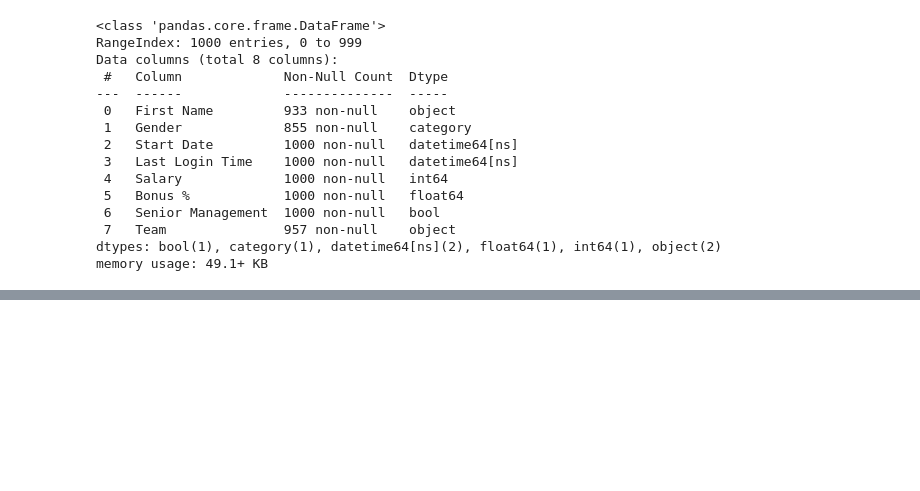
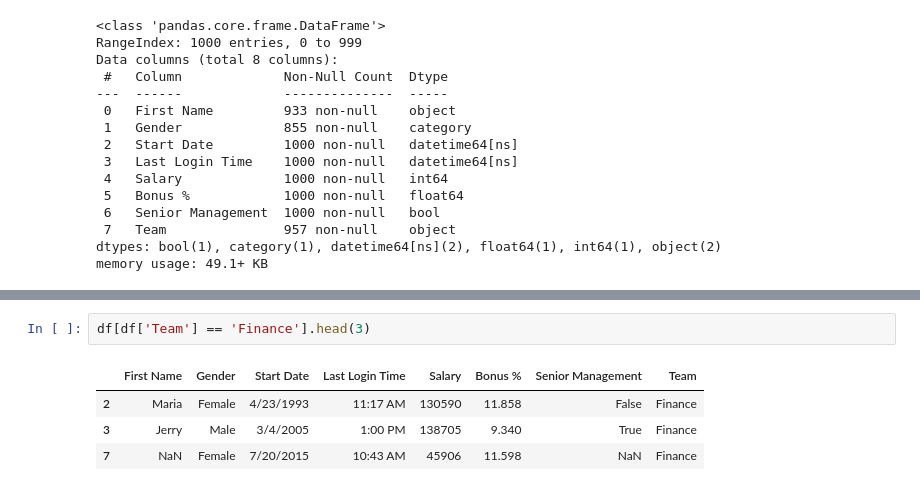
Before and after one commit to JanataZZ/Pandas-Numpy, a Jupyter notebook: DataFrame 2.ipynb, the cells around one changed output, grey strips where cells are left out. Cells and saved outputs as stored; diff of their text form; blank space fills up the shorter version.

```diff
--- a/DataFrame 2.ipynb
+++ b/DataFrame 2.ipynb
@@ -94,0 +102,7 @@ memory usage: 49.1+ KB
+# %%
+df[df['Team'] == 'Finance'].head(3)
+# %% [output]
+|  | First Name | Gender | Start Date | Last Login Time | Salary | Bonus % | Senior Management | Team |
+| 2 | Maria | Female | 4/23/1993 | 11:17 AM | 130590 | 11.858 | False | Finance |
+| 3 | Jerry | Male | 3/4/2005 | 1:00 PM | 138705 | 9.340 | True | Finance |
+| 7 | NaN | Female | 7/20/2015 | 10:43 AM | 45906 | 11.598 | NaN | Finance |
```
Also changed, not shown: parts of 15 cells of this notebook.
